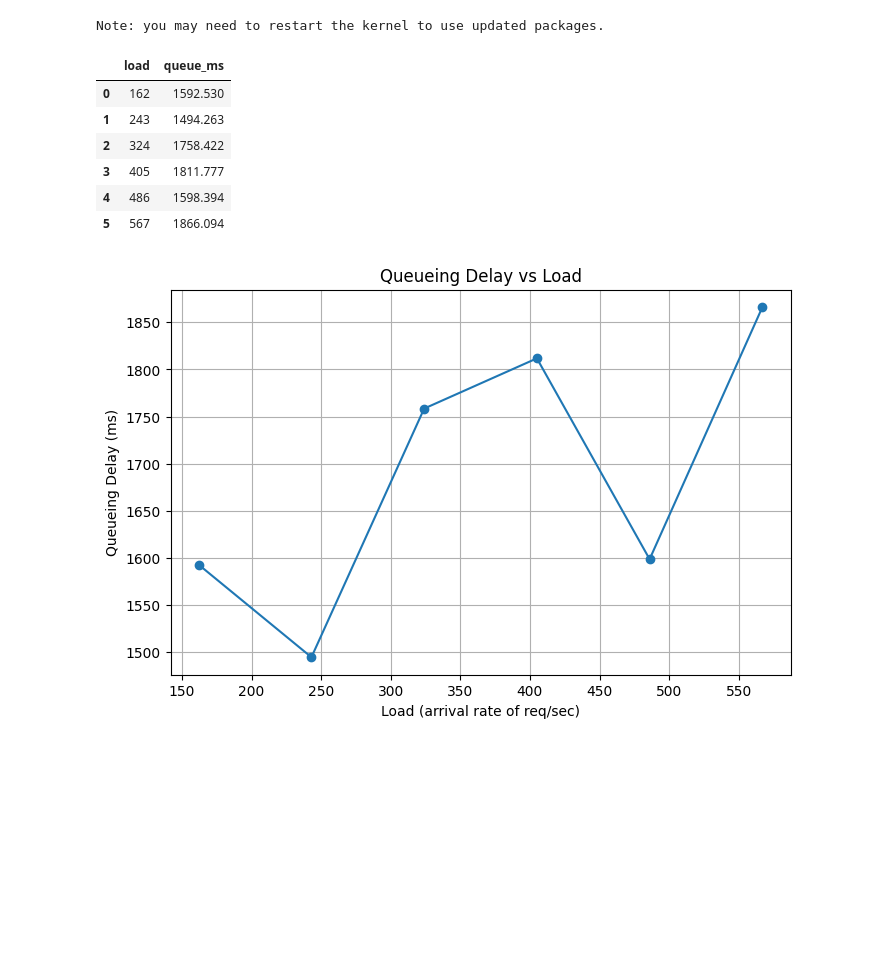
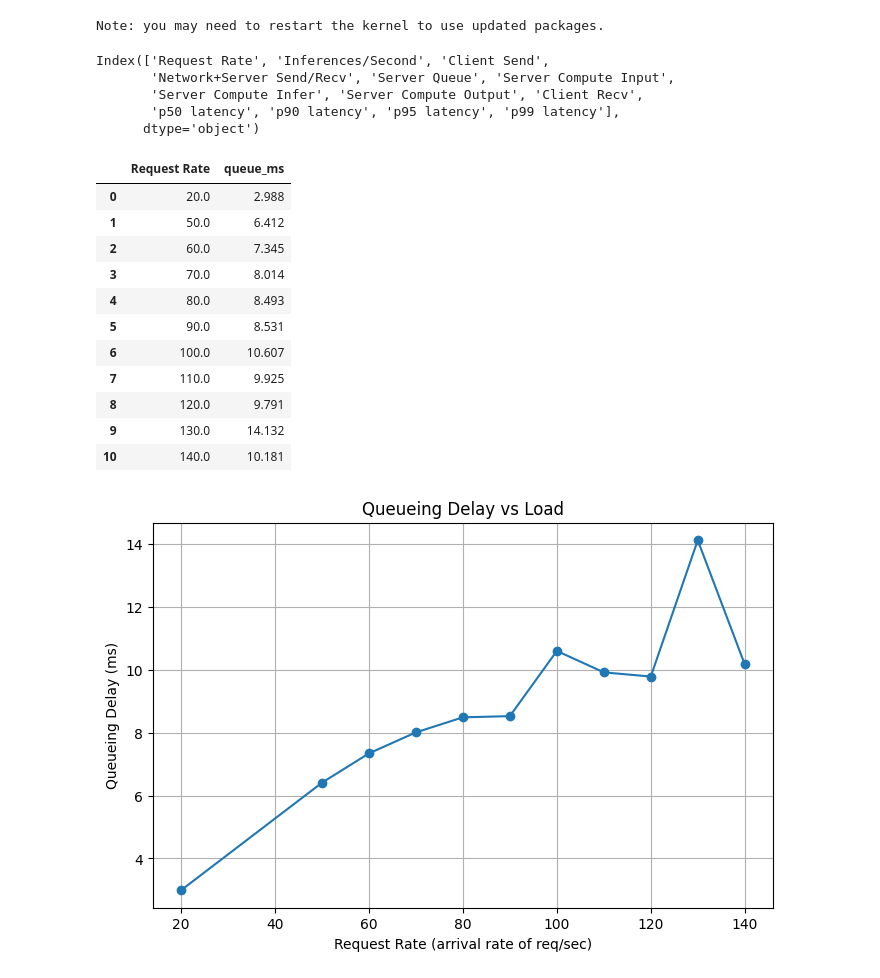
Before and after one commit to sofiap562/inference-queueing-models, a Jupyter notebook: workspace/plot_queue_delay_vs_load.ipynb, the cells around one changed output. Cells and saved outputs as stored; diff of their text form; code cells hidden in the pictures; blank space fills up the shorter version.

```diff
--- a/workspace/plot_queue_delay_vs_load.ipynb
+++ b/workspace/plot_queue_delay_vs_load.ipynb
@@ -10,31 +10,47 @@ Note: you may need to restart the kernel to use updated packages.
 import glob, os, re
 import pandas as pd
 import matplotlib.pyplot as plt
+# %%
+print(pd.read_csv(fp, nrows=1).columns)
+# %% [output]
+Index(['Request Rate', 'Inferences/Second', 'Client Send',
+       'Network+Server Send/Recv', 'Server Queue', 'Server Compute Input',
+       'Server Compute Infer', 'Server Compute Output', 'Client Recv',
+       'p50 latency', 'p90 latency', 'p95 latency', 'p99 latency'],
+      dtype='object')
 # %%
-files = sorted(glob.glob("test_rr*.csv"))
+files = sorted(glob.glob("test*.csv"))
 
 rows = []
 for fp in files:
-    load = int(re.search(r"test_rr(\d+)", os.path.basename(fp)).group(1))
-    q_usec = pd.read_csv(fp, nrows=1).iloc[0]["Server Queue"]   # μs
-    rows.append((load, q_usec / 1000.0))                        # ms
+    m = re.search(r"test(\d+)\.csv", os.path.basename(fp))
+    if not m:
+        continue
+    request_rate = pd.read_csv(fp, nrows=1).iloc[0]["Request Rate"]
+    q_usec = pd.read_csv(fp, nrows=1).iloc[0]["Server Queue"]  # μs
+    rows.append((request_rate, q_usec / 1000.0))  # ms
 # %%
-df = pd.DataFrame(rows, columns=["load", "queue_ms"]).sort_values("load").reset_index(drop=True)
+df = pd.DataFrame(rows, columns=["Request Rate", "queue_ms"]).sort_values("Request Rate").reset_index(drop=True)
 display(df)
 
 plt.figure(figsize=(8,5))
-plt.plot(df["load"], df["queue_ms"], marker="o")
-plt.xlabel("Load (arrival rate of req/sec)")
+plt.plot(df["Request Rate"], df["queue_ms"], marker="o")
+plt.xlabel("Request Rate (arrival rate of req/sec)")
 plt.ylabel("Queueing Delay (ms)")
 plt.title("Queueing Delay vs Load")
 plt.grid(True)
 plt.show()
 # %% [output]
-|  | load | queue_ms |
-| 0 | 162 | 1592.530 |
-| 1 | 243 | 1494.263 |
-| 2 | 324 | 1758.422 |
-| 3 | 405 | 1811.777 |
-| 4 | 486 | 1598.394 |
-| 5 | 567 | 1866.094 |
+|  | Request Rate | queue_ms |
+| 0 | 20.0 | 2.988 |
+| 1 | 50.0 | 6.412 |
+| 2 | 60.0 | 7.345 |
+| 3 | 70.0 | 8.014 |
+| 4 | 80.0 | 8.493 |
+| 5 | 90.0 | 8.531 |
+| 6 | 100.0 | 10.607 |
+| 7 | 110.0 | 9.925 |
+| 8 | 120.0 | 9.791 |
+| 9 | 130.0 | 14.132 |
+| 10 | 140.0 | 10.181 |
-[figure, old version]
+[figure, new version]
```
Also changed, not shown: parts of 8 cells of this notebook, 24 other files.
